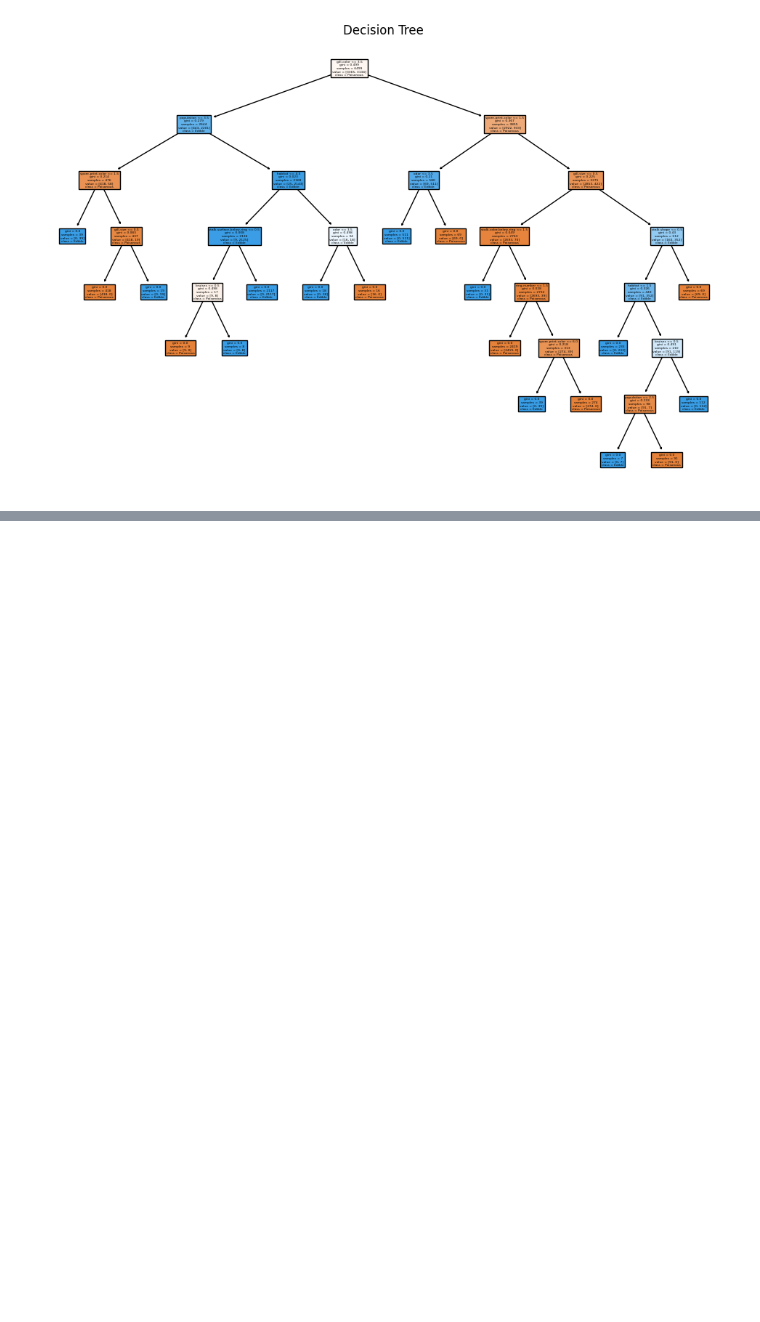
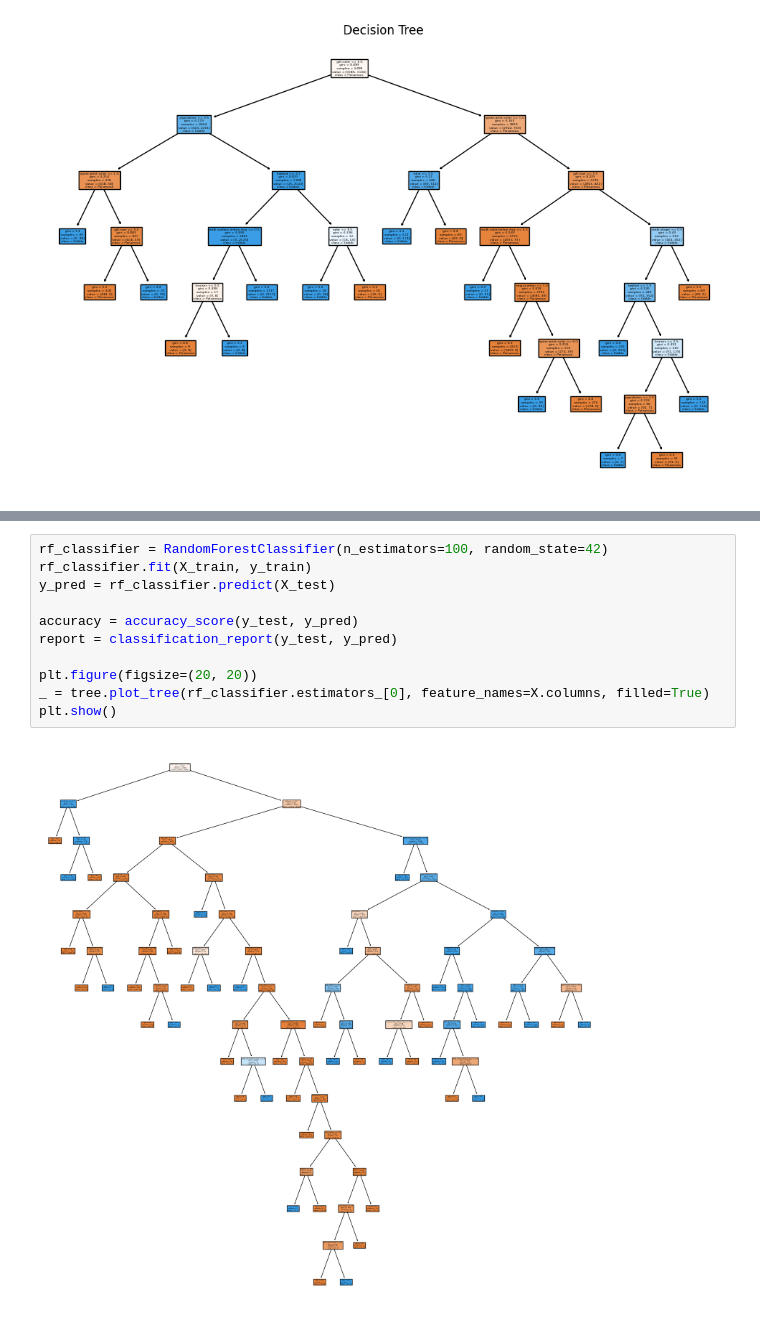
Before and after one commit to SaShakib/CSE475-machine-learning, a Jupyter notebook: Lab1_Decision_Tree_and_Random_Forest.ipynb, the cells around one changed output, grey strips where cells are left out. Drawn from its saved outputs; the diff is of its cells as text; blank space fills up the shorter version.

```diff
--- a/Lab1_Decision_Tree_and_Random_Forest.ipynb
+++ b/Lab1_Decision_Tree_and_Random_Forest.ipynb
@@ -442,0 +472,13 @@ plt.show()
+# %%
+rf_classifier = RandomForestClassifier(n_estimators=100, random_state=42)
+rf_classifier.fit(X_train, y_train)
+y_pred = rf_classifier.predict(X_test)
+
+accuracy = accuracy_score(y_test, y_pred)
+report = classification_report(y_test, y_pred)
+
+plt.figure(figsize=(20, 20))
+_ = tree.plot_tree(rf_classifier.estimators_[0], feature_names=X.columns, filled=True)
+plt.show()
+# %% [output]
+[figure, added]
```
Also changed, not shown: parts of 5 cells of this notebook.
